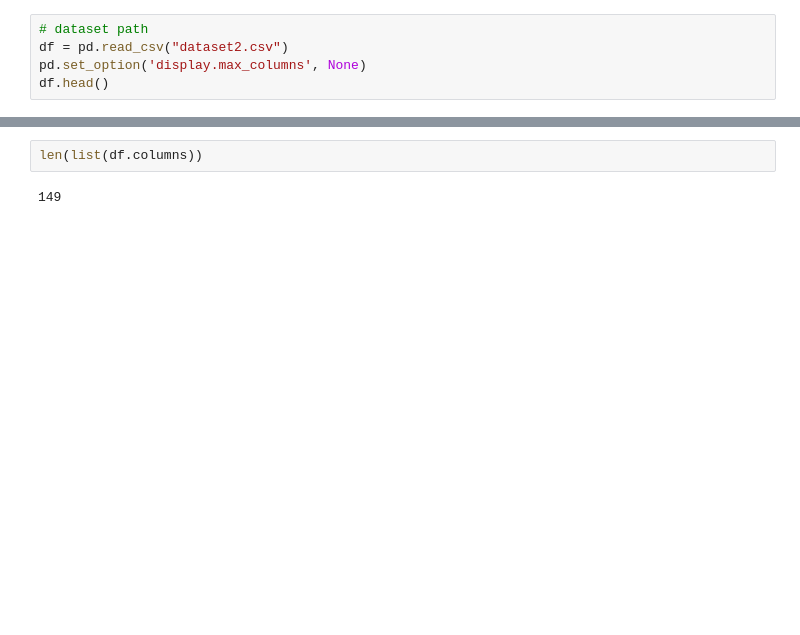
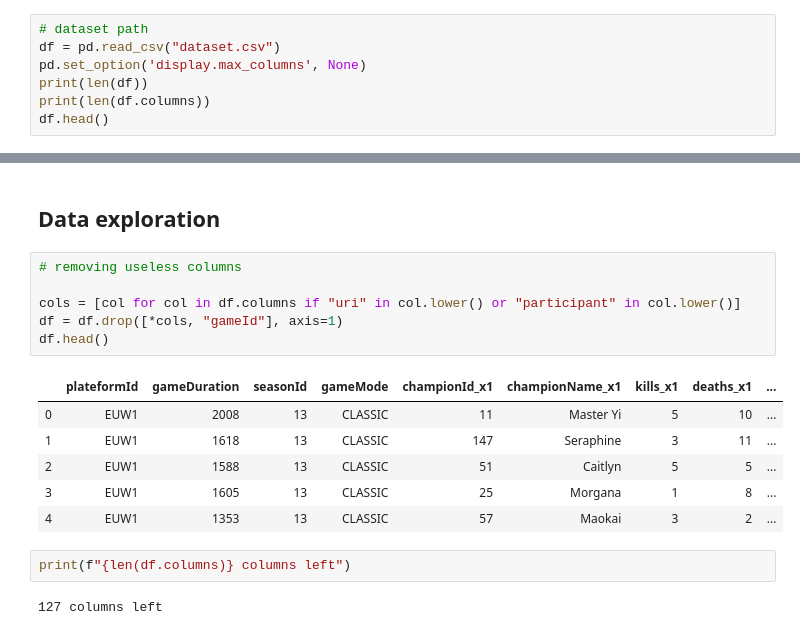
Before and after one commit to valentin-fngr/LeagueLegAI, a Jupyter notebook: training.py.ipynb, the cells around one changed output, grey strips where cells are left out. Cells and saved outputs as stored; diff of their text form; blank space fills up the shorter version.

Commit message:
Simple data exploration

```diff
--- a/training.py.ipynb
+++ b/training.py.ipynb
@@ -4,6 +6,8 @@ import numpy as np
 # %%
 # dataset path
-df = pd.read_csv("dataset2.csv")
+df = pd.read_csv("dataset.csv")
 pd.set_option('display.max_columns', None)
+print(len(df))
+print(len(df.columns))
 df.head()
 # %% [output]
@@ -13,7 +19,22 @@ df.head()
 | 2 | 5204765728 | EUW1 | 1588 | 13 | CLASSIC | 1 | /v1/stats/player_history/EUW1/328... | ... |
 | 3 | 5204525438 | EUW1 | 1605 | 13 | CLASSIC | 1 | /v1/stats/player_history/EUW1/243... | ... |
 | 4 | 5204430281 | EUW1 | 1353 | 13 | CLASSIC | 1 | /v1/stats/player_history/EUW1/223... | ... |
-# %%
-len(list(df.columns))
-# %% [output]
-149
+# %% [markdown]
+## Data exploration
+# %%
+# removing useless columns
+
+cols = [col for col in df.columns if "uri" in col.lower() or "participant" in col.lower()]
+df = df.drop([*cols, "gameId"], axis=1)
+df.head()
+# %% [output]
+|  | plateformId | gameDuration | seasonId | gameMode | championId_x1 | championName_x1 | kills_x1 | deaths_x1 | ... |
+| 0 | EUW1 | 2008 | 13 | CLASSIC | 11 | Master Yi | 5 | 10 | ... |
+| 1 | EUW1 | 1618 | 13 | CLASSIC | 147 | Seraphine | 3 | 11 | ... |
+| 2 | EUW1 | 1588 | 13 | CLASSIC | 51 | Caitlyn | 5 | 5 | ... |
+| 3 | EUW1 | 1605 | 13 | CLASSIC | 25 | Morgana | 1 | 8 | ... |
+| 4 | EUW1 | 1353 | 13 | CLASSIC | 57 | Maokai | 3 | 2 | ... |
+# %%
+print(f"{len(df.columns)} columns left")
+# %% [output]
+127 columns left
```
Also changed, not shown: parts of 10 cells of this notebook, 1 other file.
